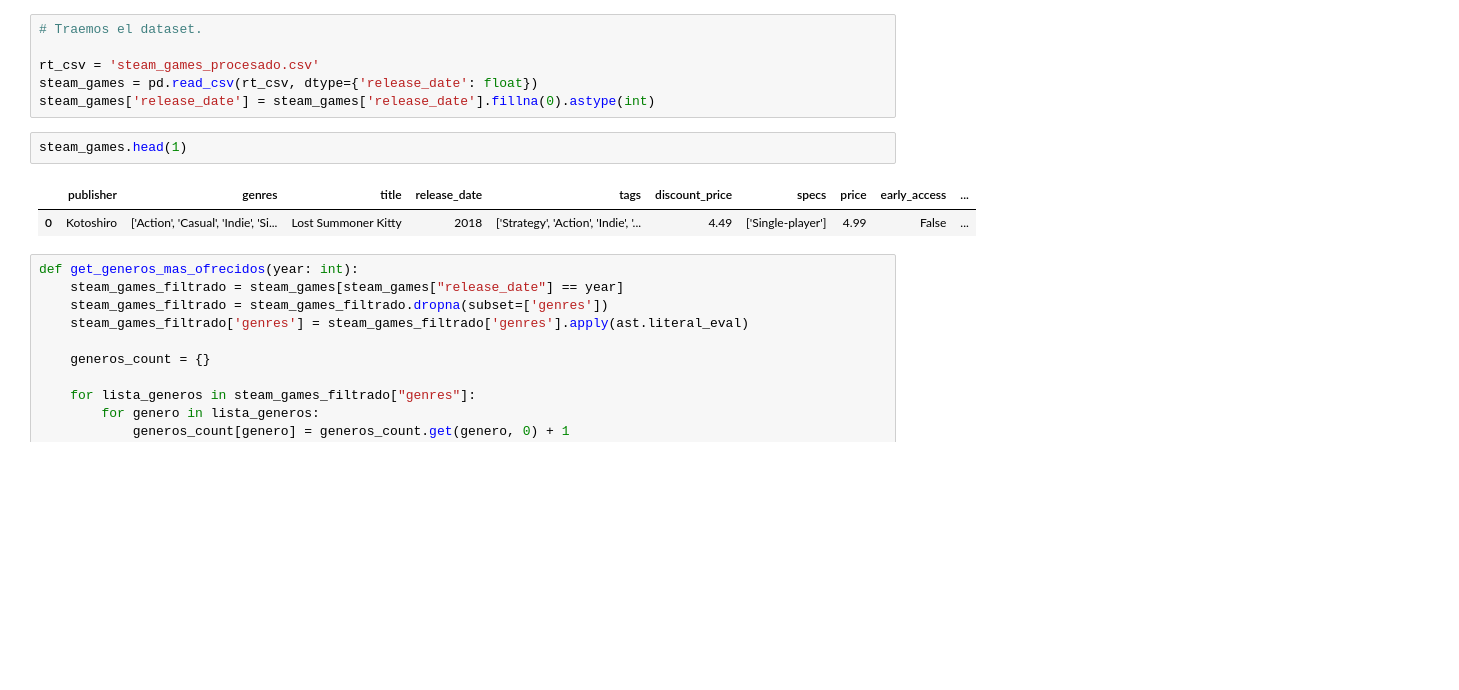
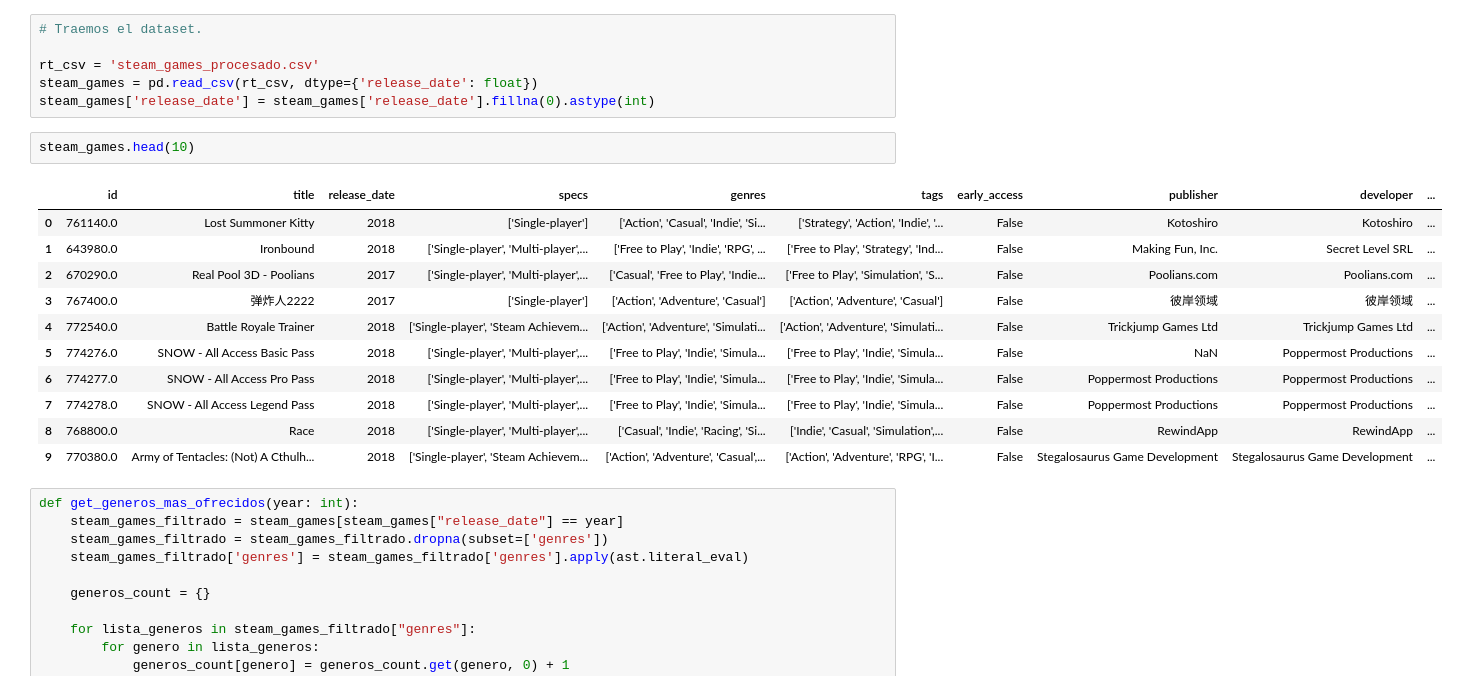
Before and after one commit to PrismaPsy/Machine-Learning-Operations, a Jupyter notebook: Machine Learning Operations Steam/Funciones_API.ipynb, the cells around one changed output. Saved outputs shown, nothing was run; the diff lists cells and outputs as text; blank space fills up the shorter version.

```diff
--- a/Machine Learning Operations Steam/Funciones_API.ipynb
+++ b/Machine Learning Operations Steam/Funciones_API.ipynb
@@ -9,10 +9,19 @@ rt_csv = 'steam_games_procesado.csv'
 steam_games = pd.read_csv(rt_csv, dtype={'release_date': float})
 steam_games['release_date'] = steam_games['release_date'].fillna(0).astype(int)
 # %%
-steam_games.head(1)
+steam_games.head(10)
 # %% [output]
-|  | publisher | genres | title | release_date | tags | discount_price | specs | price | early_access | ... |
-| 0 | Kotoshiro | ['Action', 'Casual', 'Indie', 'Si... | Lost Summoner Kitty | 2018 | ['Strategy', 'Action', 'Indie', '... | 4.49 | ['Single-player'] | 4.99 | False | ... |
+|  | id | title | release_date | specs | genres | tags | early_access | publisher | developer | ... |
+| 0 | 761140.0 | Lost Summoner Kitty | 2018 | ['Single-player'] | ['Action', 'Casual', 'Indie', 'Si... | ['Strategy', 'Action', 'Indie', '... | False | Kotoshiro | Kotoshiro | ... |
+| 1 | 643980.0 | Ironbound | 2018 | ['Single-player', 'Multi-player',... | ['Free to Play', 'Indie', 'RPG', ... | ['Free to Play', 'Strategy', 'Ind... | False | Making Fun, Inc. | Secret Level SRL | ... |
+| 2 | 670290.0 | Real Pool 3D - Poolians | 2017 | ['Single-player', 'Multi-player',... | ['Casual', 'Free to Play', 'Indie... | ['Free to Play', 'Simulation', 'S... | False | Poolians.com | Poolians.com | ... |
+| 3 | 767400.0 | 弹炸人2222 | 2017 | ['Single-player'] | ['Action', 'Adventure', 'Casual'] | ['Action', 'Adventure', 'Casual'] | False | 彼岸领域 | 彼岸领域 | ... |
+| 4 | 772540.0 | Battle Royale Trainer | 2018 | ['Single-player', 'Steam Achievem... | ['Action', 'Adventure', 'Simulati... | ['Action', 'Adventure', 'Simulati... | False | Trickjump Games Ltd | Trickjump Games Ltd | ... |
+| 5 | 774276.0 | SNOW - All Access Basic Pass | 2018 | ['Single-player', 'Multi-player',... | ['Free to Play', 'Indie', 'Simula... | ['Free to Play', 'Indie', 'Simula... | False | NaN | Poppermost Productions | ... |
+| 6 | 774277.0 | SNOW - All Access Pro Pass | 2018 | ['Single-player', 'Multi-player',... | ['Free to Play', 'Indie', 'Simula... | ['Free to Play', 'Indie', 'Simula... | False | Poppermost Productions | Poppermost Productions | ... |
+| 7 | 774278.0 | SNOW - All Access Legend Pass | 2018 | ['Single-player', 'Multi-player',... | ['Free to Play', 'Indie', 'Simula... | ['Free to Play', 'Indie', 'Simula... | False | Poppermost Productions | Poppermost Productions | ... |
+| 8 | 768800.0 | Race | 2018 | ['Single-player', 'Multi-player',... | ['Casual', 'Indie', 'Racing', 'Si... | ['Indie', 'Casual', 'Simulation',... | False | RewindApp | RewindApp | ... |
+| 9 | 770380.0 | Army of Tentacles: (Not) A Cthulh... | 2018 | ['Single-player', 'Steam Achievem... | ['Action', 'Adventure', 'Casual',... | ['Action', 'Adventure', 'RPG', 'I... | False | Stegalosaurus Game Development | Stegalosaurus Game Development | ... |
 # %%
 def get_generos_mas_ofrecidos(year: int):
     steam_games_filtrado = steam_games[steam_games["release_date"] == year]
```
Also changed, not shown: 2 other files.
